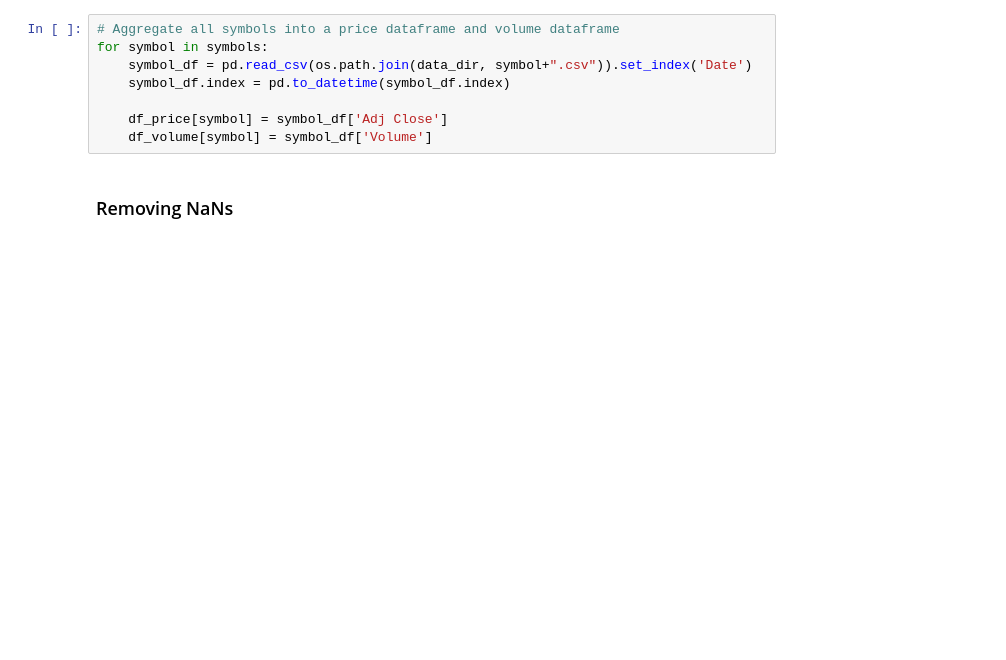
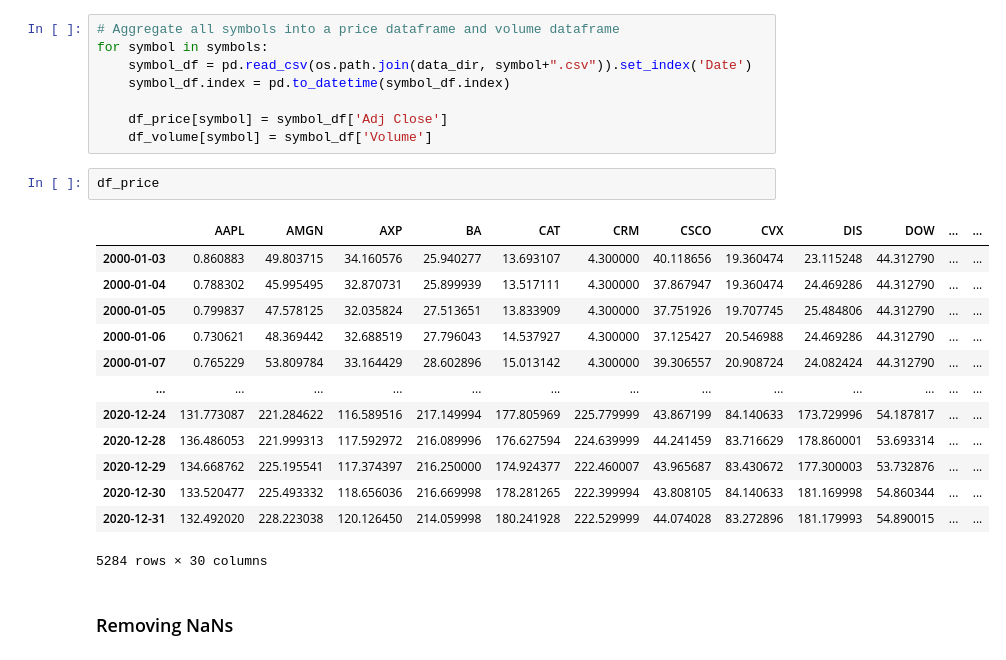
Before and after one commit to jnrkufuor/apollo, a Jupyter notebook: notebooks/financial_data.ipynb, the cells around one changed output. Drawn from its saved outputs; the diff is of its cells as text; blank space fills up the shorter version.

```diff
--- a/notebooks/financial_data.ipynb
+++ b/notebooks/financial_data.ipynb
@@ -91,6 +89,22 @@ for symbol in symbols:
 
     df_price[symbol] = symbol_df['Adj Close']
     df_volume[symbol] = symbol_df['Volume']
+# %%
+df_price
+# %% [output]
+|  | AAPL | AMGN | AXP | BA | CAT | CRM | CSCO | CVX | DIS | DOW | ... | ... |
+| 2000-01-03 | 0.860883 | 49.803715 | 34.160576 | 25.940277 | 13.693107 | 4.300000 | 40.118656 | 19.360474 | 23.115248 | 44.312790 | ... | ... |
+| 2000-01-04 | 0.788302 | 45.995495 | 32.870731 | 25.899939 | 13.517111 | 4.300000 | 37.867947 | 19.360474 | 24.469286 | 44.312790 | ... | ... |
+| 2000-01-05 | 0.799837 | 47.578125 | 32.035824 | 27.513651 | 13.833909 | 4.300000 | 37.751926 | 19.707745 | 25.484806 | 44.312790 | ... | ... |
+| 2000-01-06 | 0.730621 | 48.369442 | 32.688519 | 27.796043 | 14.537927 | 4.300000 | 37.125427 | 20.546988 | 24.469286 | 44.312790 | ... | ... |
+| 2000-01-07 | 0.765229 | 53.809784 | 33.164429 | 28.602896 | 15.013142 | 4.300000 | 39.306557 | 20.908724 | 24.082424 | 44.312790 | ... | ... |
+| ... | ... | ... | ... | ... | ... | ... | ... | ... | ... | ... | ... | ... |
+| 2020-12-24 | 131.773087 | 221.284622 | 116.589516 | 217.149994 | 177.805969 | 225.779999 | 43.867199 | 84.140633 | 173.729996 | 54.187817 | ... | ... |
+| 2020-12-28 | 136.486053 | 221.999313 | 117.592972 | 216.089996 | 176.627594 | 224.639999 | 44.241459 | 83.716629 | 178.860001 | 53.693314 | ... | ... |
+| 2020-12-29 | 134.668762 | 225.195541 | 117.374397 | 216.250000 | 174.924377 | 222.460007 | 43.965687 | 83.430672 | 177.300003 | 53.732876 | ... | ... |
+| 2020-12-30 | 133.520477 | 225.493332 | 118.656036 | 216.669998 | 178.281265 | 222.399994 | 43.808105 | 84.140633 | 181.169998 | 54.860344 | ... | ... |
+| 2020-12-31 | 132.492020 | 228.223038 | 120.126450 | 214.059998 | 180.241928 | 222.529999 | 44.074028 | 83.272896 | 181.179993 | 54.890015 | ... | ... |
+5284 rows × 30 columns
 # %% [markdown]
 ### Removing NaNs
 # %%
```
Also changed, not shown: parts of 8 cells of this notebook, 32 other files.
